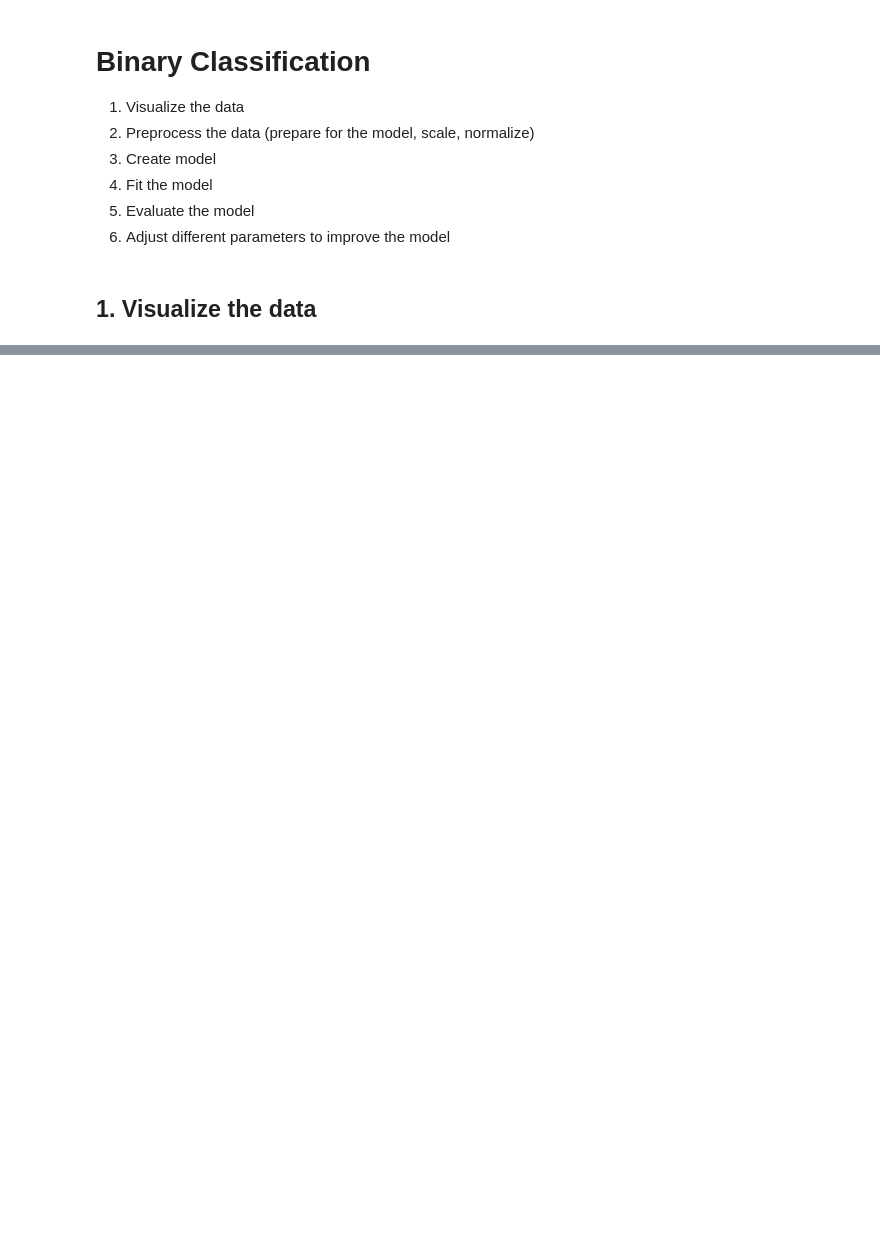
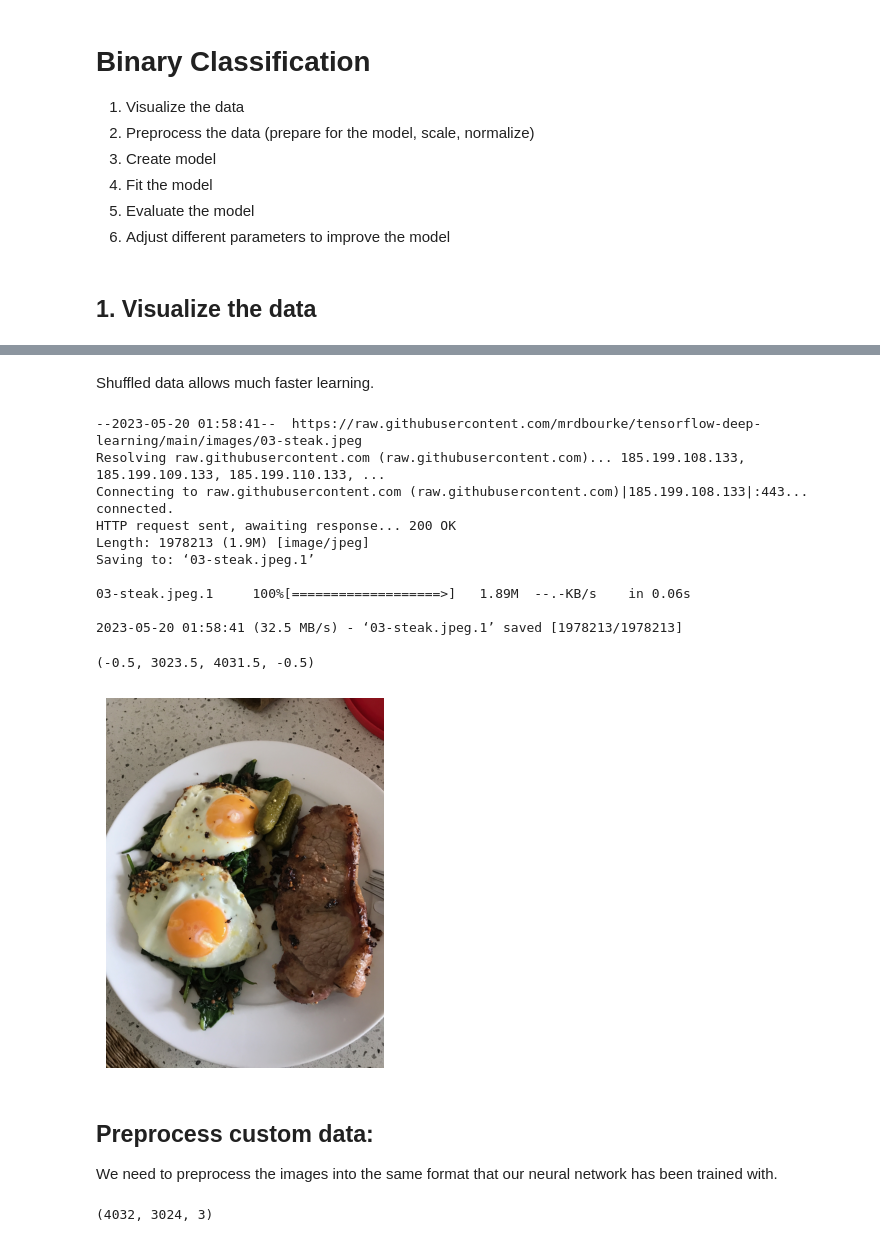
Before and after one commit to jescalada/Tensorflow-colabs, a Jupyter notebook: computer_vision_intro.ipynb, the cells around one changed output, grey strips where cells are left out. Drawn from its saved outputs; the diff is of its cells as text; code cells hidden in the pictures; blank space fills up the shorter version.

```diff
--- a/computer_vision_intro.ipynb
+++ b/computer_vision_intro.ipynb
@@ -218,0 +449,15 @@ Image shape: (384, 512, 3)
+# %%
+# Create ImageDataGenerator training instance with augmentation
+train_datagen_augmented = ImageDataGenerator(rescale=1/255.,
+                                                rotation_range=45,
+                                                shear_range=0.1,
+                                                zoom_range=0.4,
+                                                width_shift_range=0.1,
+                                                height_shift_range=0.1,
+                                                horizontal_flip=True)
+
+# Create ImageDataGenerator without augmentation
+train_datagen = ImageDataGenerator(rescale=1/255.)
+
+# Create ImageDataGenerator without data aug for the test dataset
+test_datagen = ImageDataGenerator(rescale=1/255.)
@@ -218,0 +537,28 @@ Image shape: (384, 512, 3)
+# %% [markdown]
+Shuffled data allows much faster learning.
+# %%
+!wget https://raw.githubusercontent.com/mrdbourke/tensorflow-deep-learning/main/images/03-steak.jpeg
+
+steak = mpimg.imread("03-steak.jpeg")
+plt.imshow(steak)
+plt.axis(False)
+# %% [output]
+--2023-05-20 01:58:41--  https://raw.githubusercontent.com/mrdbourke/tensorflow-deep-learning/main/images/03-steak.jpeg
+Resolving raw.githubusercontent.com (raw.githubusercontent.com)... 185.199.108.133, 185.199.109.133, 185.199.110.133, ...
+Connecting to raw.githubusercontent.com (raw.githubusercontent.com)|185.199.108.133|:443... connected.
+HTTP request sent, awaiting response... 200 OK
+Length: 1978213 (1.9M) [image/jpeg]
+Saving to: ‘03-steak.jpeg.1’
+
+03-steak.jpeg.1     100%[===================>]   1.89M  --.-KB/s    in 0.06s
+
+2023-05-20 01:58:41 (32.5 MB/s) - ‘03-steak.jpeg.1’ saved [1978213/1978213]
+(-0.5, 3023.5, 4031.5, -0.5)
+[figure, added]
+# %% [markdown]
+## Preprocess custom data:
+We need to preprocess the images into the same format that our neural network has been trained with.
+# %%
+steak.shape
+# %% [output]
+(4032, 3024, 3)
```
Also changed, not shown: parts of 42 cells of this notebook.
